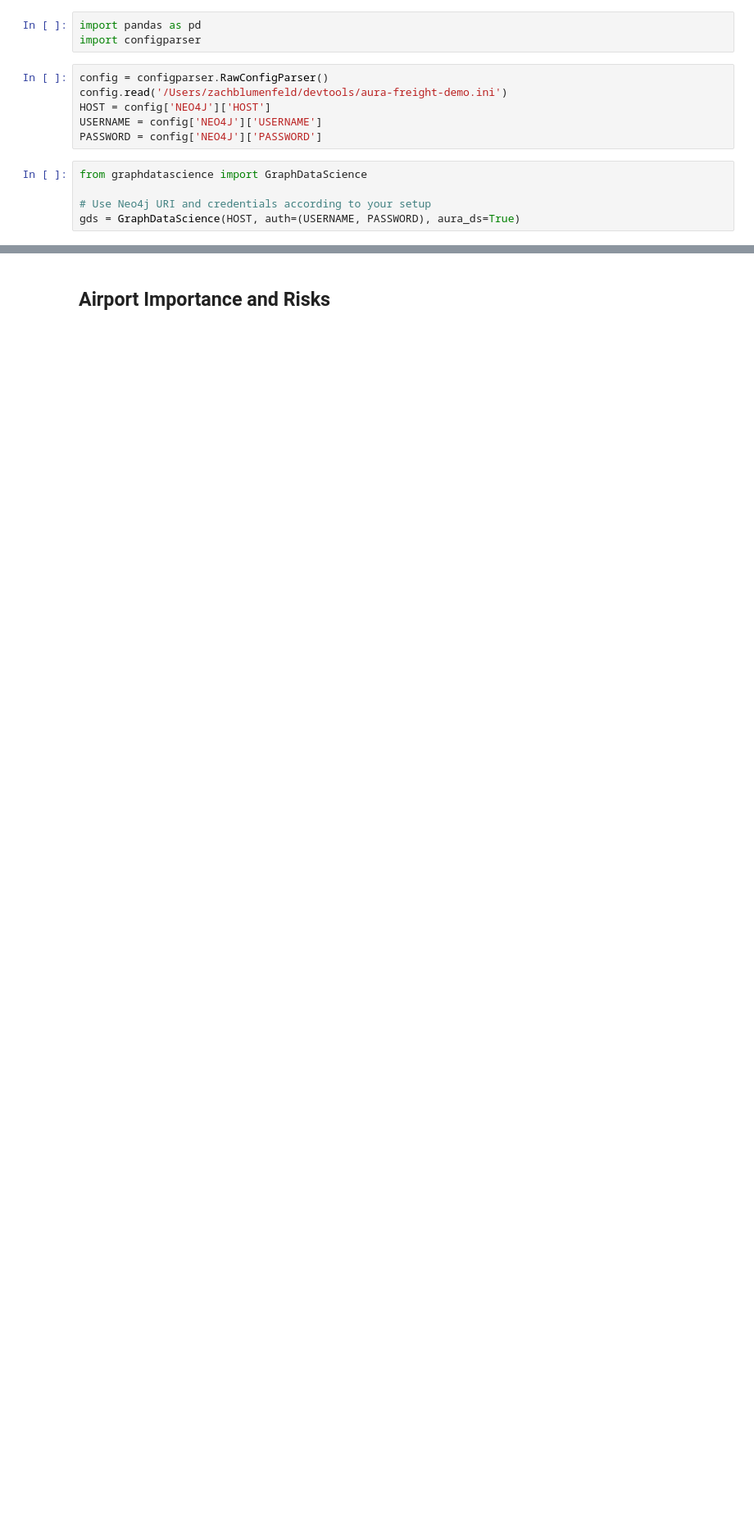
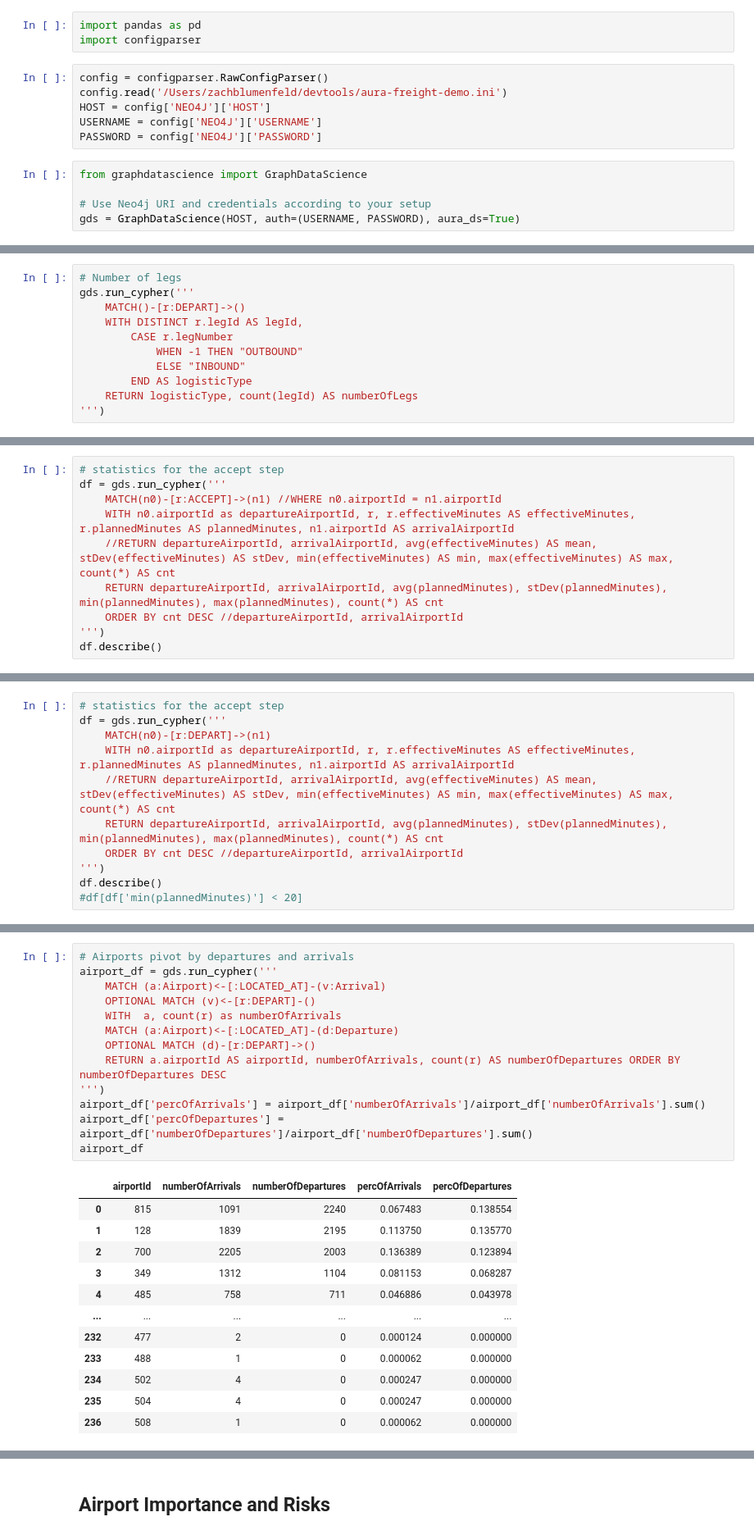
Before and after one commit to neo4j-product-examples/supply-chain-logistics-demo, a Jupyter notebook: airplane-cargo/demo.ipynb, the cells around one changed output, grey strips where cells are left out. Shown at 82% size. Cells and saved outputs as stored; diff of their text form; blank space fills up the shorter version.

Commit message:
Adding Graph Statistics in Demo

```diff
--- a/airplane-cargo/demo.ipynb
+++ b/airplane-cargo/demo.ipynb
@@ -16,0 +43,11 @@ gds = GraphDataScience(HOST, auth=(USERNAME, PASSWORD), aura_ds=True)
+# %%
+# Number of legs
+gds.run_cypher('''
+    MATCH()-[r:DEPART]->()
+    WITH DISTINCT r.legId AS legId,
+        CASE r.legNumber
+            WHEN -1 THEN "OUTBOUND"
+            ELSE "INBOUND"
+        END AS logisticType
+    RETURN logisticType, count(legId) AS numberOfLegs
+''')
@@ -16,0 +78,10 @@ gds = GraphDataScience(HOST, auth=(USERNAME, PASSWORD), aura_ds=True)
+# %%
+# statistics for the accept step
+df = gds.run_cypher('''
+    MATCH(n0)-[r:ACCEPT]->(n1) //WHERE n0.airportId = n1.airportId
+    WITH n0.airportId as departureAirportId, r, r.effectiveMinutes AS effectiveMinutes, r.plannedMinutes AS plannedMinutes, n1.airportId AS arrivalAirportId
+    //RETURN departureAirportId, arrivalAirportId, avg(effectiveMinutes) AS mean, stDev(effectiveMinutes) AS stDev, min(effectiveMinutes) AS min, max(effectiveMinutes) AS max, count(*) AS cnt
+    RETURN departureAirportId, arrivalAirportId, avg(plannedMinutes), stDev(plannedMinutes), min(plannedMinutes), max(plannedMinutes), count(*) AS cnt
+    ORDER BY cnt DESC //departureAirportId, arrivalAirportId
+''')
+df.describe()
@@ -16,0 +98,11 @@ gds = GraphDataScience(HOST, auth=(USERNAME, PASSWORD), aura_ds=True)
+# %%
+# statistics for the accept step
+df = gds.run_cypher('''
+    MATCH(n0)-[r:DEPART]->(n1)
+    WITH n0.airportId as departureAirportId, r, r.effectiveMinutes AS effectiveMinutes, r.plannedMinutes AS plannedMinutes, n1.airportId AS arrivalAirportId
+    //RETURN departureAirportId, arrivalAirportId, avg(effectiveMinutes) AS mean, stDev(effectiveMinutes) AS stDev, min(effectiveMinutes) AS min, max(effectiveMinutes) AS max, count(*) AS cnt
+    RETURN departureAirportId, arrivalAirportId, avg(plannedMinutes), stDev(plannedMinutes), min(plannedMinutes), max(plannedMinutes), count(*) AS cnt
+    ORDER BY cnt DESC //departureAirportId, arrivalAirportId
+''')
+df.describe()
+#df[df['min(plannedMinutes)'] < 20]
@@ -16,0 +127,26 @@ gds = GraphDataScience(HOST, auth=(USERNAME, PASSWORD), aura_ds=True)
+# %%
+# Airports pivot by departures and arrivals
+airport_df = gds.run_cypher('''
+    MATCH (a:Airport)<-[:LOCATED_AT]-(v:Arrival)
+    OPTIONAL MATCH (v)<-[r:DEPART]-()
+    WITH  a, count(r) as numberOfArrivals
+    MATCH (a:Airport)<-[:LOCATED_AT]-(d:Departure)
+    OPTIONAL MATCH (d)-[r:DEPART]->()
+    RETURN a.airportId AS airportId, numberOfArrivals, count(r) AS numberOfDepartures ORDER BY numberOfDepartures DESC
+''')
+airport_df['percOfArrivals'] = airport_df['numberOfArrivals']/airport_df['numberOfArrivals'].sum()
+airport_df['percOfDepartures'] = airport_df['numberOfDepartures']/airport_df['numberOfDepartures'].sum()
+airport_df
+# %% [output]
+|  | airportId | numberOfArrivals | numberOfDepartures | percOfArrivals | percOfDepartures |
+| 0 | 815 | 1091 | 2240 | 0.067483 | 0.138554 |
+| 1 | 128 | 1839 | 2195 | 0.113750 | 0.135770 |
+| 2 | 700 | 2205 | 2003 | 0.136389 | 0.123894 |
+| 3 | 349 | 1312 | 1104 | 0.081153 | 0.068287 |
+| 4 | 485 | 758 | 711 | 0.046886 | 0.043978 |
+| ... | ... | ... | ... | ... | ... |
+| 232 | 477 | 2 | 0 | 0.000124 | 0.000000 |
+| 233 | 488 | 1 | 0 | 0.000062 | 0.000000 |
+| 234 | 502 | 4 | 0 | 0.000247 | 0.000000 |
+| 235 | 504 | 4 | 0 | 0.000247 | 0.000000 |
+| 236 | 508 | 1 | 0 | 0.000062 | 0.000000 |
```
Also changed, not shown: parts of 14 cells of this notebook.
